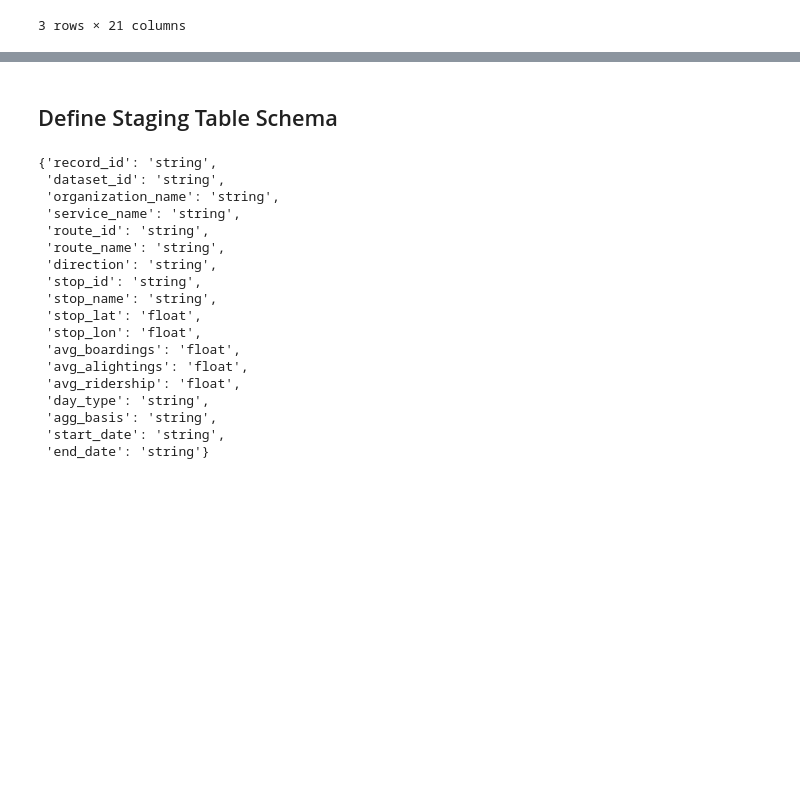
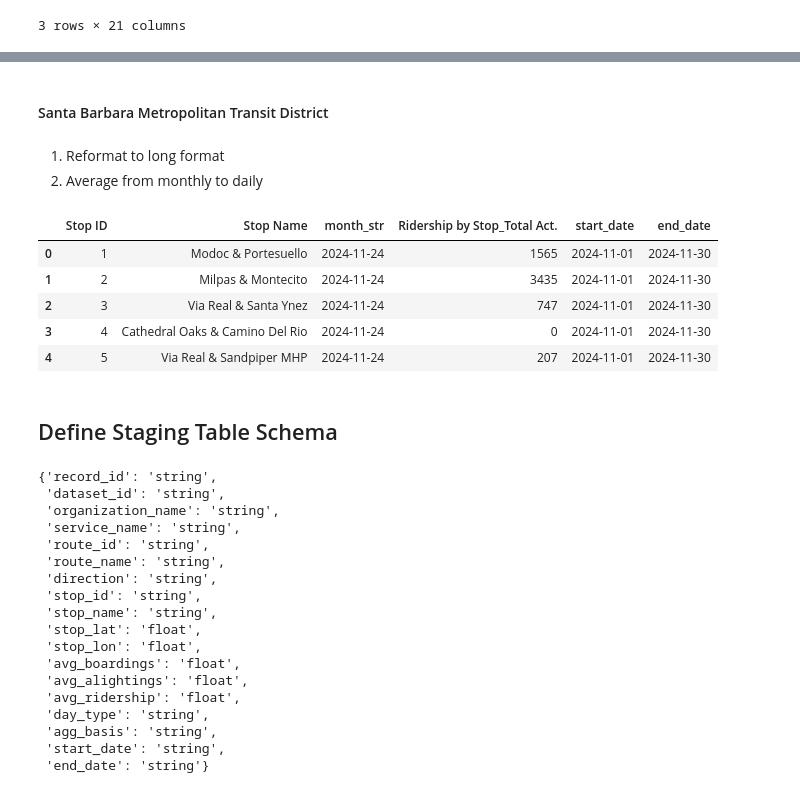
Before and after one commit to cal-itp/transit-ridership-analytics, a Jupyter notebook: Pre-process.ipynb, the cells around one changed output, grey strips where cells are left out. Drawn from its saved outputs; the diff is of its cells as text; code cells hidden in the pictures; blank space fills up the shorter version.

```diff
--- a/Pre-process.ipynb
+++ b/Pre-process.ipynb
@@ -937,3 +937,8 @@ raw_samtrans_export.head(3)
 | 0 | 0 | 2025-08-12 | 334620 | South SF BART-Bay 5 Westside Busway | 0 | 0 | 37.664192 | -122.444625 | weekday | 2025-08-12 | ... |
 | 1 | 0 | 2025-08-21 | 331059 | Mission St & 1st St (Northbound) | 6 | 0 | 37.790493 | -122.397140 | weekday | 2025-08-21 | ... |
 | 2 | 0 | 2025-08-22 | 341153 | El Camino Real & Hillsdale Blvd | 3 | 2 | 37.536121 | -122.296707 | weekday | 2025-08-22 | ... |
+# %% [markdown]
+#### Santa Barbara Metropolitan Transit District
+# %% [markdown]
+1. Reformat to long format
+2. Average from monthly to daily
@@ -939,0 +967,9 @@ raw_samtrans_export.head(3)
+# %%
+t_dfs[2].head()
+# %% [output]
+|  | Stop ID | Stop Name | month_str | Ridership by Stop_Total Act. | start_date | end_date |
+| 0 | 1 | Modoc & Portesuello | 2024-11-24 | 1565 | 2024-11-01 | 2024-11-30 |
+| 1 | 2 | Milpas & Montecito | 2024-11-24 | 3435 | 2024-11-01 | 2024-11-30 |
+| 2 | 3 | Via Real & Santa Ynez | 2024-11-24 | 747 | 2024-11-01 | 2024-11-30 |
+| 3 | 4 | Cathedral Oaks & Camino Del Rio | 2024-11-24 | 0 | 2024-11-01 | 2024-11-30 |
+| 4 | 5 | Via Real & Sandpiper MHP | 2024-11-24 | 207 | 2024-11-01 | 2024-11-30 |
```
Also changed, not shown: parts of 3 cells of this notebook, 3 other files.
